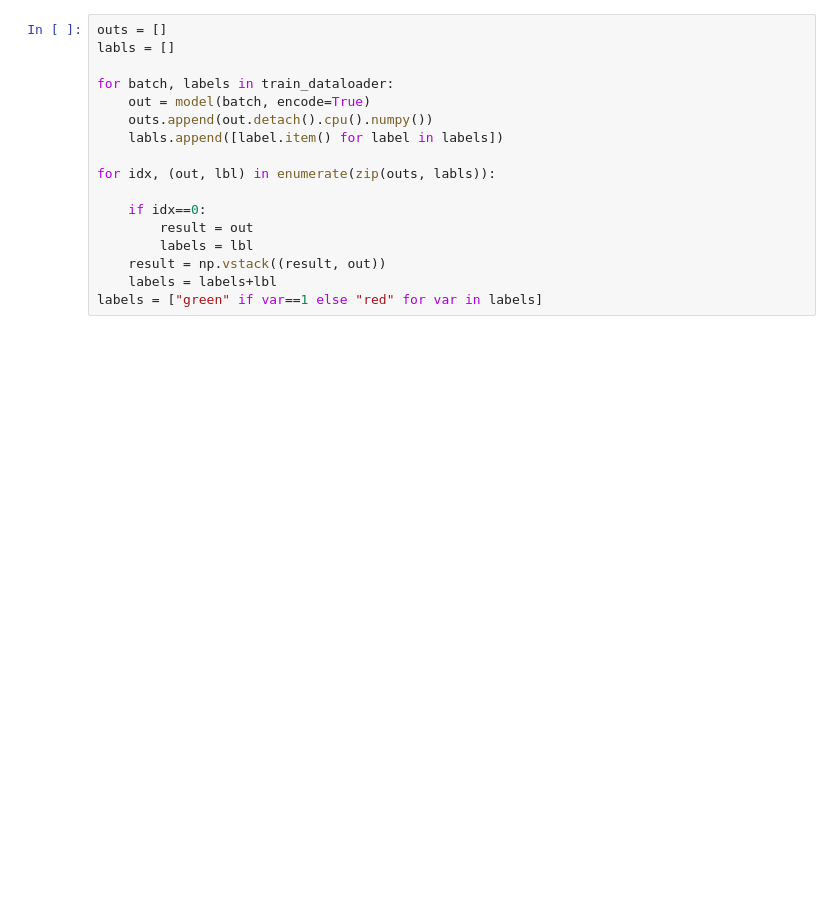
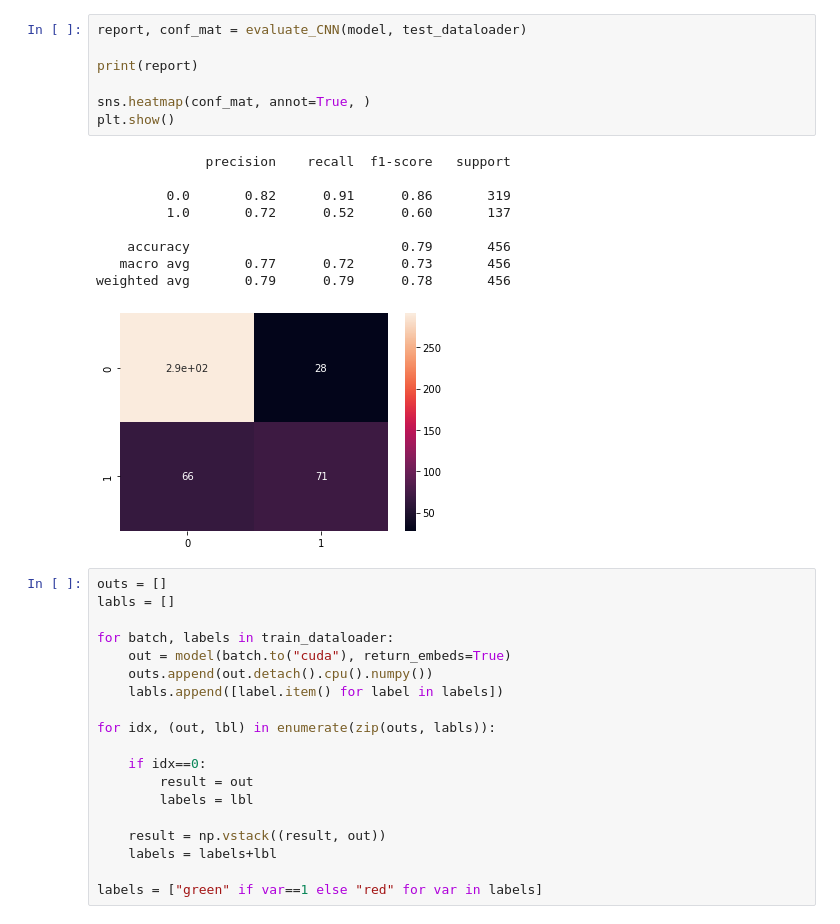
Before and after one commit to med-sci/teachmecadd, a Jupyter notebook: tutorials/008.CNN_on_smiles.ipynb, the cells around one changed output. Cells and saved outputs as stored; diff of their text form; blank space fills up the shorter version.

Commit message:
Improve GCN and CNN for classification. Add classification report and conf matrix

```diff
--- a/tutorials/008.CNN_on_smiles.ipynb
+++ b/tutorials/008.CNN_on_smiles.ipynb
@@ -59,9 +60,26 @@ evaluate_CNN(model, test_dataloader)
+# %%
+report, conf_mat = evaluate_CNN(model, test_dataloader)
+
+print(report)
+
+sns.heatmap(conf_mat, annot=True, )
+plt.show()
+# %% [output]
+              precision    recall  f1-score   support
+
+         0.0       0.82      0.91      0.86       319
+         1.0       0.72      0.52      0.60       137
+
+    accuracy                           0.79       456
+   macro avg       0.77      0.72      0.73       456
+weighted avg       0.79      0.79      0.78       456
+[figure, added]
 # %%
 outs = []
 labls = []
 
 for batch, labels in train_dataloader:
-    out = model(batch, encode=True)
+    out = model(batch.to("cuda"), return_embeds=True)
     outs.append(out.detach().cpu().numpy())
     labls.append([label.item() for label in labels])
 
@@ -70,8 +88,10 @@ for idx, (out, lbl) in enumerate(zip(outs, labls)):
     if idx==0:
         result = out
         labels = lbl
+
     result = np.vstack((result, out))
     labels = labels+lbl
+
 labels = ["green" if var==1 else "red" for var in labels]
 # %%
 pca = PCA(2)
```
Also changed, not shown: parts of 8 cells of this notebook, 4 other files.
